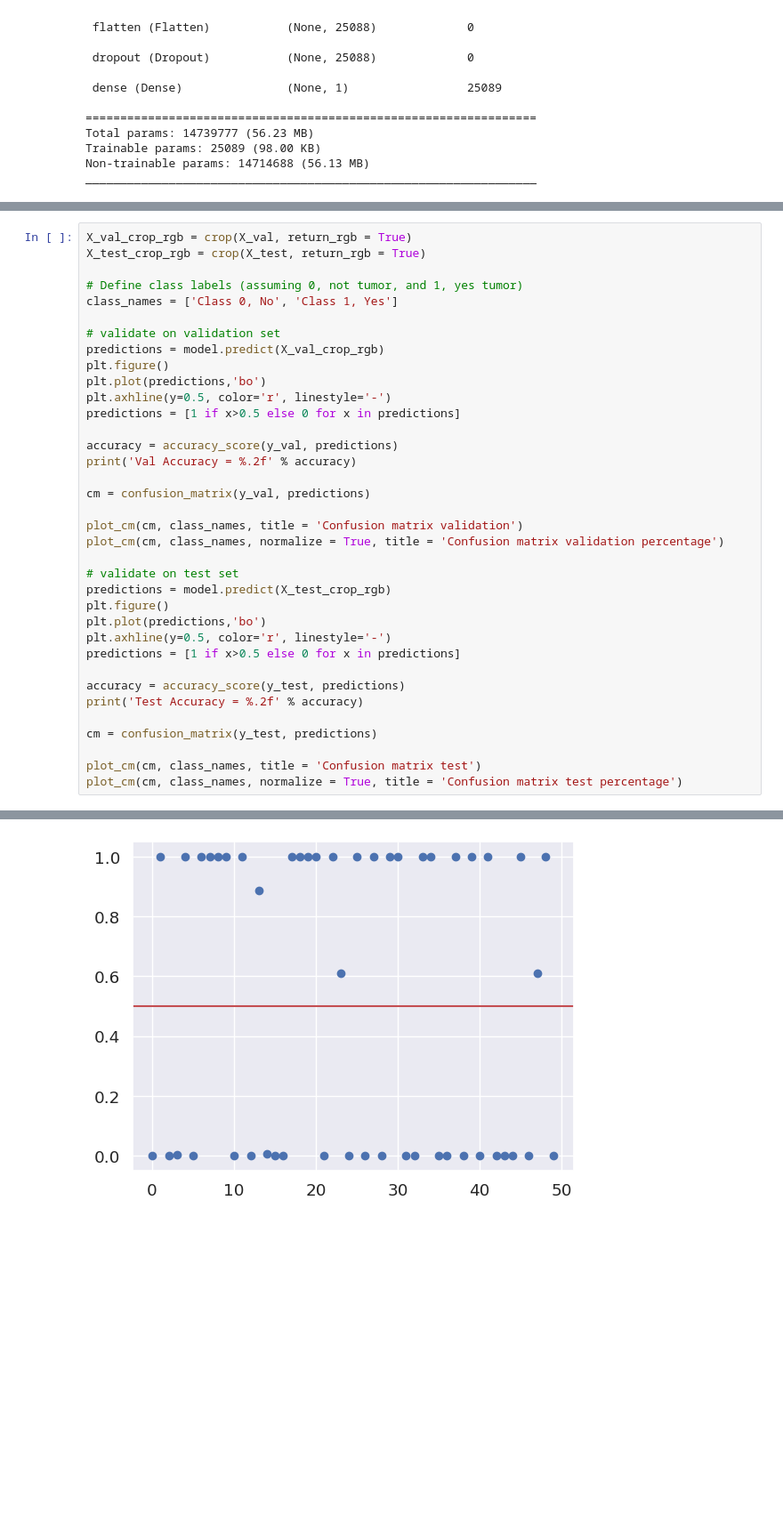
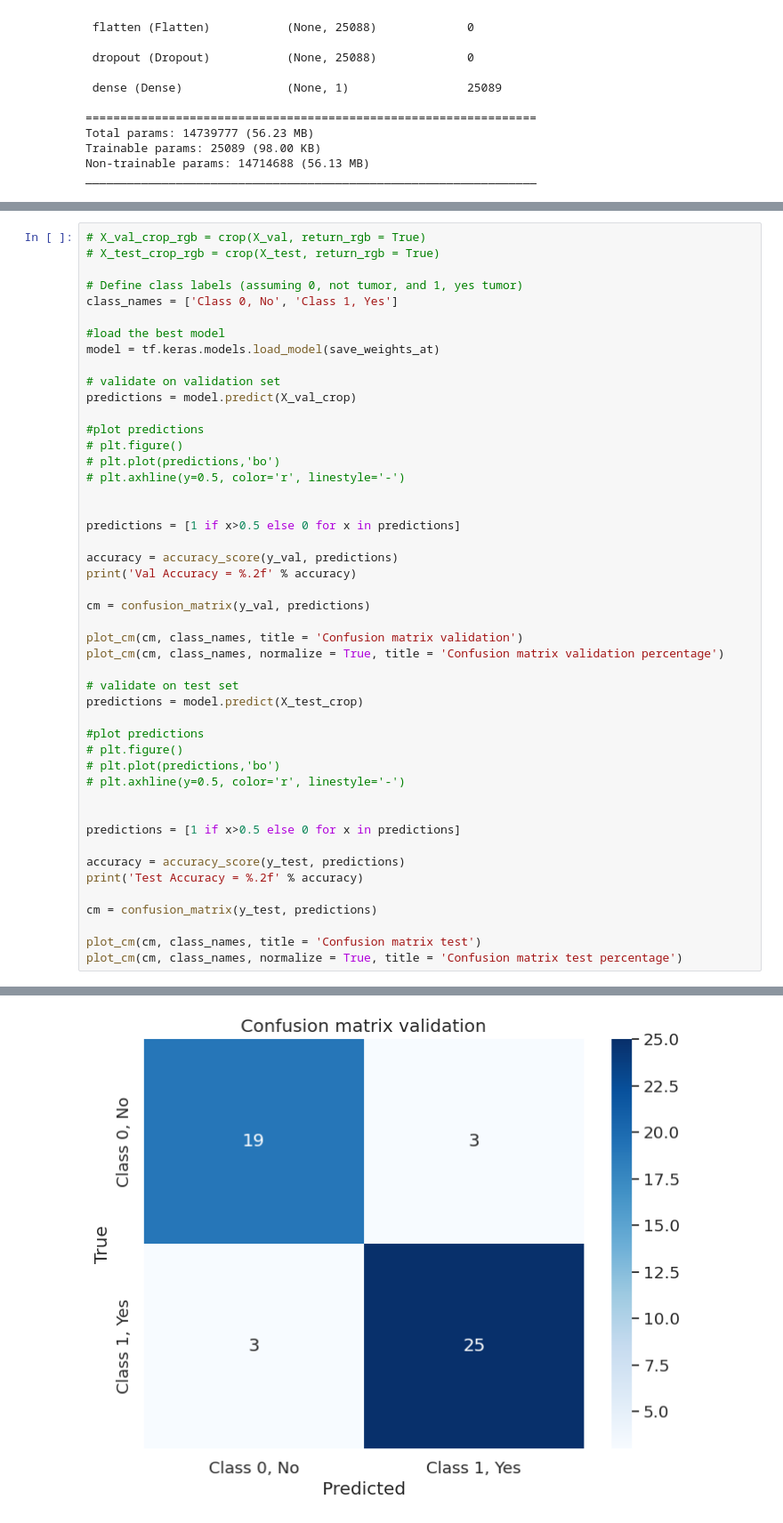
Before and after one commit to gqkd/MRI_Brain_Tumor_Detection, a Jupyter notebook: Brain_Tumor_Detection.ipynb, the cells around one changed output, grey strips where cells are left out. Shown at 89% size. Cells and saved outputs as stored; diff of their text form; blank space fills up the shorter version.

```diff
--- a/Brain_Tumor_Detection.ipynb
+++ b/Brain_Tumor_Detection.ipynb
@@ -1021,15 +973,22 @@ Epoch 11: early stopping
 # %%
-X_val_crop_rgb = crop(X_val, return_rgb = True)
-X_test_crop_rgb = crop(X_test, return_rgb = True)
+# X_val_crop_rgb = crop(X_val, return_rgb = True)
+# X_test_crop_rgb = crop(X_test, return_rgb = True)
 
 # Define class labels (assuming 0, not tumor, and 1, yes tumor)
 class_names = ['Class 0, No', 'Class 1, Yes']
 
+#load the best model
+model = tf.keras.models.load_model(save_weights_at)
+
 # validate on validation set
-predictions = model.predict(X_val_crop_rgb)
-plt.figure()
-plt.plot(predictions,'bo')
-plt.axhline(y=0.5, color='r', linestyle='-')
+predictions = model.predict(X_val_crop)
+
+#plot predictions
+# plt.figure()
+# plt.plot(predictions,'bo')
+# plt.axhline(y=0.5, color='r', linestyle='-')
+
+
 predictions = [1 if x>0.5 else 0 for x in predictions]
 
 accuracy = accuracy_score(y_val, predictions)
@@ -1041,10 +1000,14 @@ plot_cm(cm, class_names, title = 'Confusion matrix validation')
 plot_cm(cm, class_names, normalize = True, title = 'Confusion matrix validation percentage')
 
 # validate on test set
-predictions = model.predict(X_test_crop_rgb)
-plt.figure()
-plt.plot(predictions,'bo')
-plt.axhline(y=0.5, color='r', linestyle='-')
+predictions = model.predict(X_test_crop)
+
+#plot predictions
+# plt.figure()
+# plt.plot(predictions,'bo')
+# plt.axhline(y=0.5, color='r', linestyle='-')
+
+
 predictions = [1 if x>0.5 else 0 for x in predictions]
 
 accuracy = accuracy_score(y_test, predictions)
@@ -1061,2 +1024,2 @@ Val Accuracy = 0.86
 Test Accuracy = 0.90
-[figure, old version]
+[figure, new version]
```
Also changed, not shown: parts of 23 cells of this notebook.
